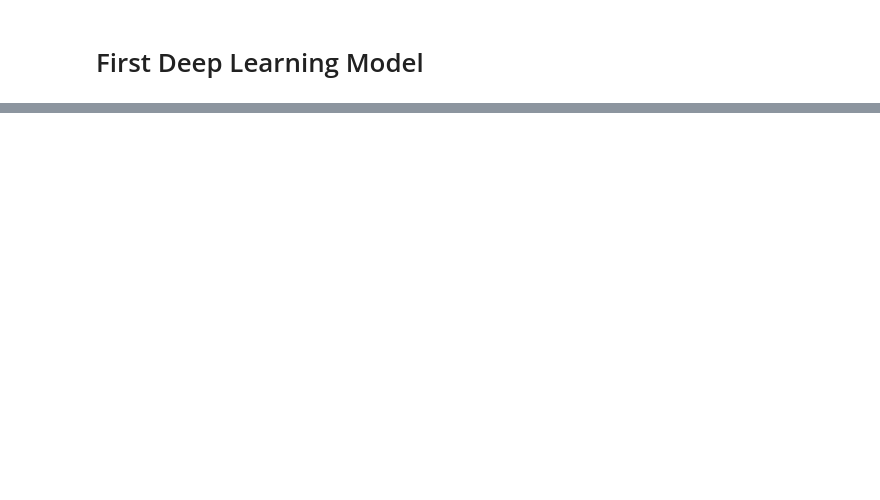
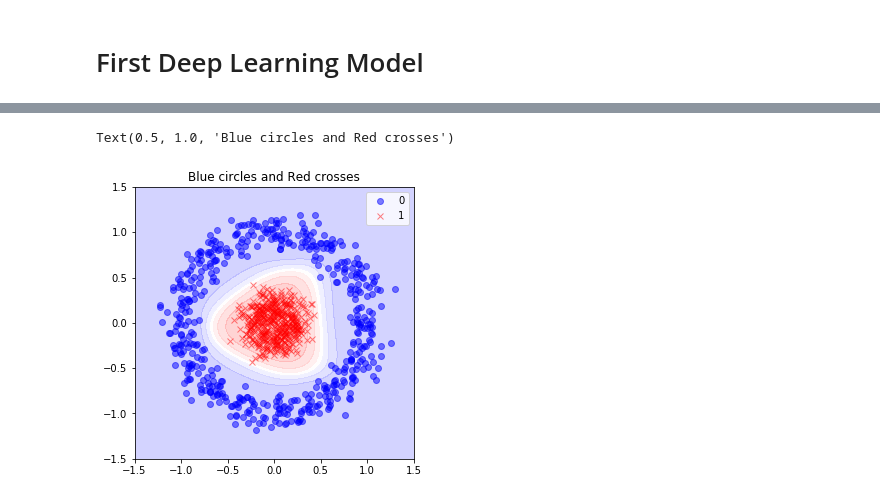
Before and after one commit to Dataweekends/zero_to_deep_learning_video, a Jupyter notebook: course/1 First Deep Learning Model.ipynb, the cells around one changed output, grey strips where cells are left out. Saved outputs shown, nothing was run; the diff lists cells and outputs as text; code cells hidden in the pictures; blank space fills up the shorter version.

Commit message:
set up and first deep learning model

```diff
--- a/course/1 First Deep Learning Model.ipynb
+++ b/course/1 First Deep Learning Model.ipynb
@@ -55,0 +115,11 @@ plt.title("Blue circles and Red crosses")
+# %%
+from tensorflow.keras.models import Sequential
+from tensorflow.keras.layers import Dense
+from tensorflow.keras.optimizers import SGD
+model2 = Sequential()
+# %%
+model2.add(Dense(10, input_shape=(2,), activation='tanh'))
+model2.add(Dense(5, activation='sigmoid'))
+model2.add(Dense(1, activation='sigmoid'))
+model2.compile(SGD(lr=0.5), 'binary_crossentropy', metrics=['accuracy'])
+model2.fit(X, y, epochs=20)
@@ -55,0 +145,19 @@ plt.title("Blue circles and Red crosses")
+# %%
+hticks = np.linspace(-1.5, 1.5, 101)
+vticks = np.linspace(-1.5, 1.5, 101)
+aa, bb = np.meshgrid(hticks, vticks)
+ab = np.c_[aa.ravel(), bb.ravel()]
+c = model.predict(ab)
+cc = c.reshape(aa.shape)
+
+plt.figure(figsize=(5, 5))
+plt.contourf(aa, bb, cc, cmap='bwr', alpha=0.2)
+plt.plot(X[y==0, 0], X[y==0, 1], 'ob', alpha=0.5)
+plt.plot(X[y==1, 0], X[y==1, 1], 'xr', alpha=0.5)
+plt.xlim(-1.5, 1.5)
+plt.ylim(-1.5, 1.5)
+plt.legend(['0', '1'])
+plt.title("Blue circles and Red crosses")
+# %% [output]
+Text(0.5, 1.0, 'Blue circles and Red crosses')
+[figure, added]
```
Also changed, not shown: parts of 14 cells of this notebook, 1 other file.
